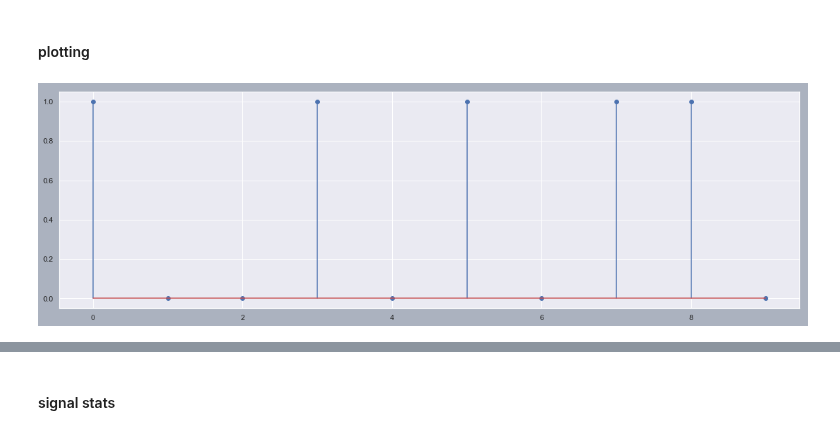
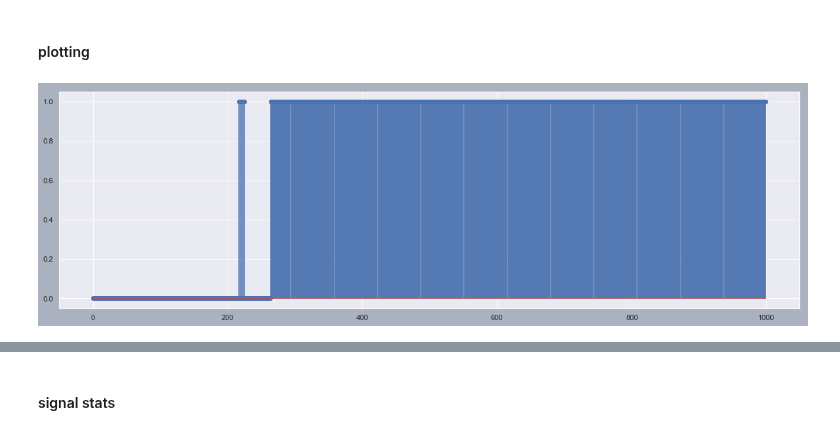
Before and after one commit to tjbergst/data-parsing, a Jupyter notebook: code-parser-translation.ipynb, the cells around one changed output, grey strips where cells are left out. Saved outputs shown, nothing was run; the diff lists cells and outputs as text; code cells hidden in the pictures.

```diff
--- a/code-parser-translation.ipynb
+++ b/code-parser-translation.ipynb
@@ -29,7 +29,10 @@ sns.set(style='darkgrid',rc={'figure.facecolor':'#abb2bf'})
 #lvm_path = Path(r'data/test-packets/test_data_v2.csv')
 #lvm_path = Path(r'data/test-packets/test_data_v2.lvm')
 #lvm_path = Path(r'data/test-packets/test_data_v3.lvm')
-lvm_path = Path(r'data/test-packets/test_data_v4.lvm')
+#lvm_path = Path(r'data/test-packets/test_data_v4.lvm')
+#lvm_path = Path(r'data/glaze_data_test.lvm')
+#lvm_path = Path(r'data/1556140010292_glaze_data_test.lvm')
+lvm_path = Path(r'data/glaze_data_test_v2.lvm')
 # %% [markdown]
 ## class building
 # %%
@@ -260,10 +263,15 @@ class DataParserLVM:
             th = self.raw_data.max() / 2
         elif mode == 'dynamic':
             th = self.raw_data.min() + (self.raw_data.max() - self.raw_data.min()) / 2
+        elif mode == 'mean':
+            th = self.raw_data.mean()
         else:
-            print(f'invalid mode {mode}, options are \'static\' or \'dynamic\'')
+            print(f'invalid mode {mode}, options are \'static\' or \'dynamic\' or \'mean\'')
+
+        print(f'set th = {th}')
 
         shape_check = self.raw_data[np.where(self.raw_data >= th)].size
+        self.original_raw = self.raw_data.copy()
 
         self.raw_data[np.where(self.raw_data >= th)] = 1
         self.raw_data[np.where(self.raw_data < th)] = 0
@@ -561,7 +569,7 @@ class DataParserLVM:
 DP = DataParserLVM(
     lvm_path,
     source='infer',
-    preprocess_mode='dynamic'
+    preprocess_mode='mean'
 )
 # %% [output]
 initializing..
@@ -599,5 +603,11 @@ DP.plot_subset(
     start=DP.data_starts[0],
     stop=DP.data_starts[0] + len(DP.data_msg)
 )
-# %% [output]
-[figure, removed]
+# %%
+DP.plot_subset(
+    DP.discretized_array,
+    start=0,
+    stop=1000
+)
+# %% [output]
+[figure, added]
```
Also changed, not shown: parts of 7 cells of this notebook.
